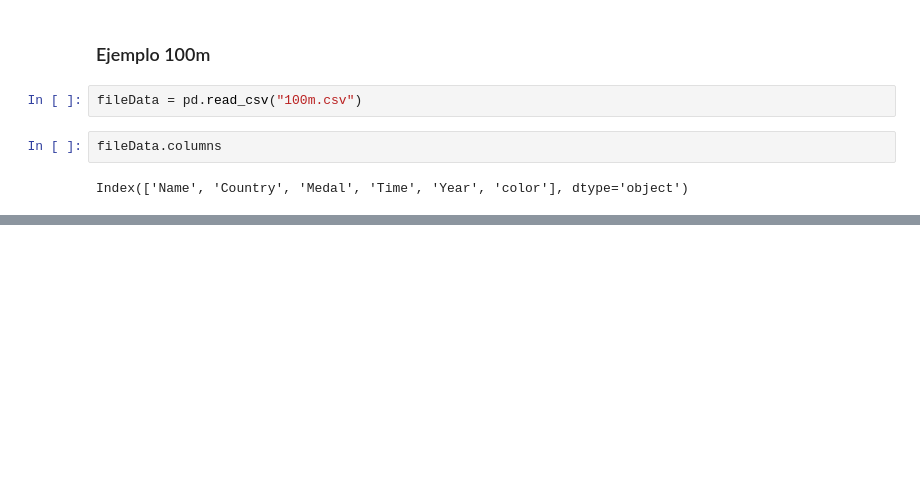
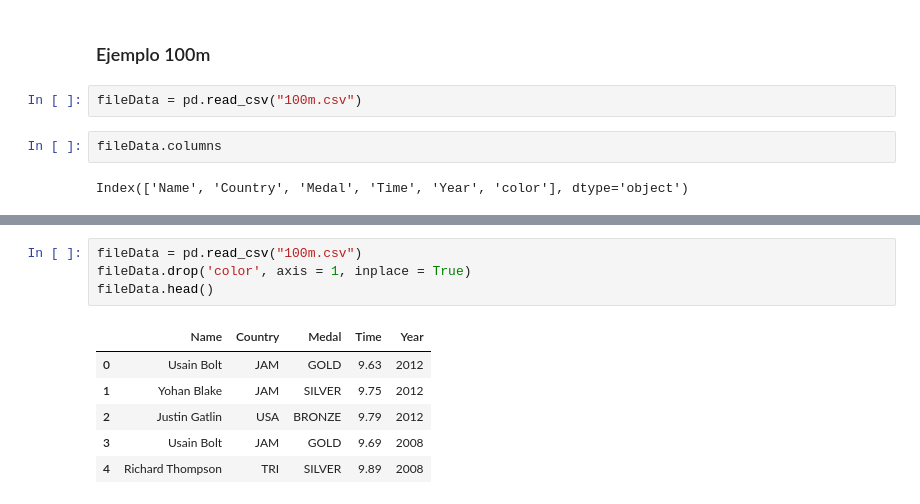
Before and after one commit to essalguero/VisualizacionDatosBokeh, a Jupyter notebook: ClaseBokeh.ipynb, the cells around one changed output, grey strips where cells are left out. Cells and saved outputs as stored; diff of their text form; blank space fills up the shorter version.

```diff
--- a/ClaseBokeh.ipynb
+++ b/ClaseBokeh.ipynb
@@ -344,0 +408,11 @@ show(p)
+# %%
+fileData = pd.read_csv("100m.csv")
+fileData.drop('color', axis = 1, inplace = True)
+fileData.head()
+# %% [output]
+|  | Name | Country | Medal | Time | Year |
+| 0 | Usain Bolt | JAM | GOLD | 9.63 | 2012 |
+| 1 | Yohan Blake | JAM | SILVER | 9.75 | 2012 |
+| 2 | Justin Gatlin | USA | BRONZE | 9.79 | 2012 |
+| 3 | Usain Bolt | JAM | GOLD | 9.69 | 2008 |
+| 4 | Richard Thompson | TRI | SILVER | 9.89 | 2008 |
```
Also changed, not shown: parts of 12 cells of this notebook.
